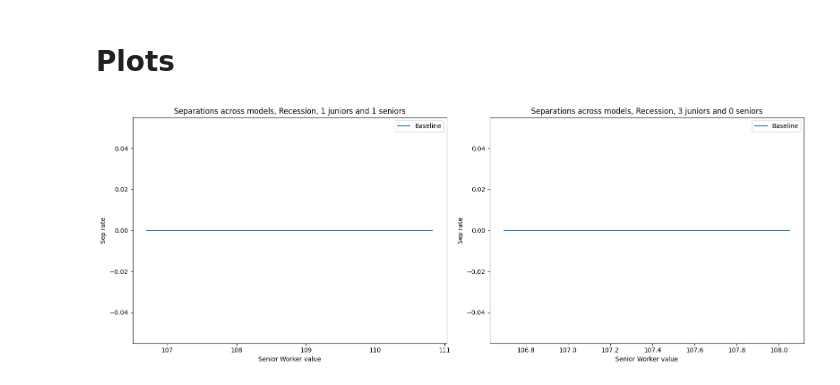
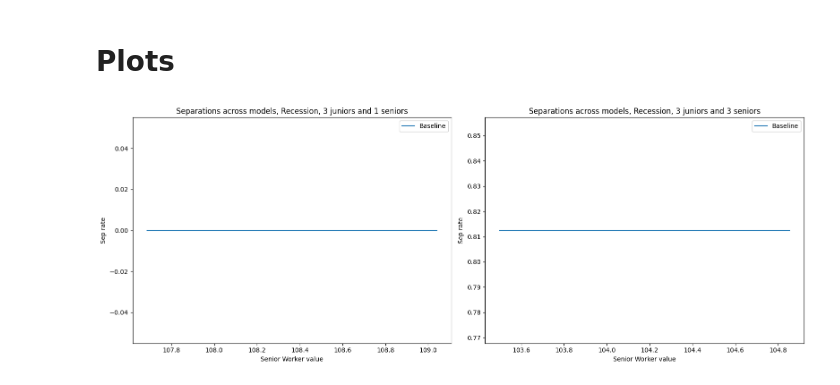
Before and after one commit to zalandru/Dynamic-Contracting-Multi-worker-Firm, a Jupyter notebook: Multiworker_wage_2steps/Initiating MWF.ipynb, the cells around one changed output. Saved outputs shown, nothing was run; the diff lists cells and outputs as text; code cells hidden in the pictures.

```diff
--- a/Multiworker_wage_2steps/Initiating MWF.ipynb
+++ b/Multiworker_wage_2steps/Initiating MWF.ipynb
@@ -196,9 +197,9 @@ with open('my_objects.pkl', 'wb') as file:
 # %% [markdown]
 # Plots
 # %%
-plot_sep(0,0,    1,1,    3,0,    0,  0,0,    0)
+plot_sep(0,0,    3,1,    3,3,    0,  0,0,    0)
 # %% [output]
-[figure, old version]
+[figure, new version]
 # %%
 def plot_sep(prod1,prod2,jun1,sen1,jun2,sen2,qual,minwage=0,hiresub=0, save=0):
 
```
Also changed, not shown: parts of 6 cells of this notebook, 5 other files.
